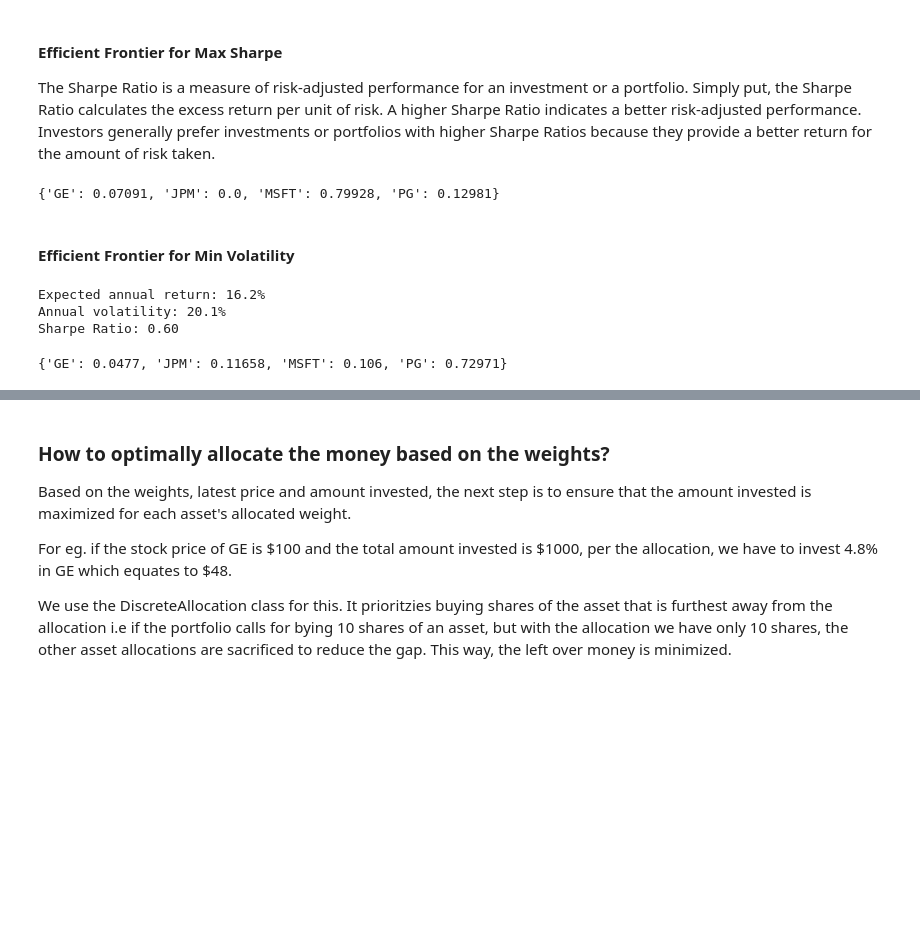
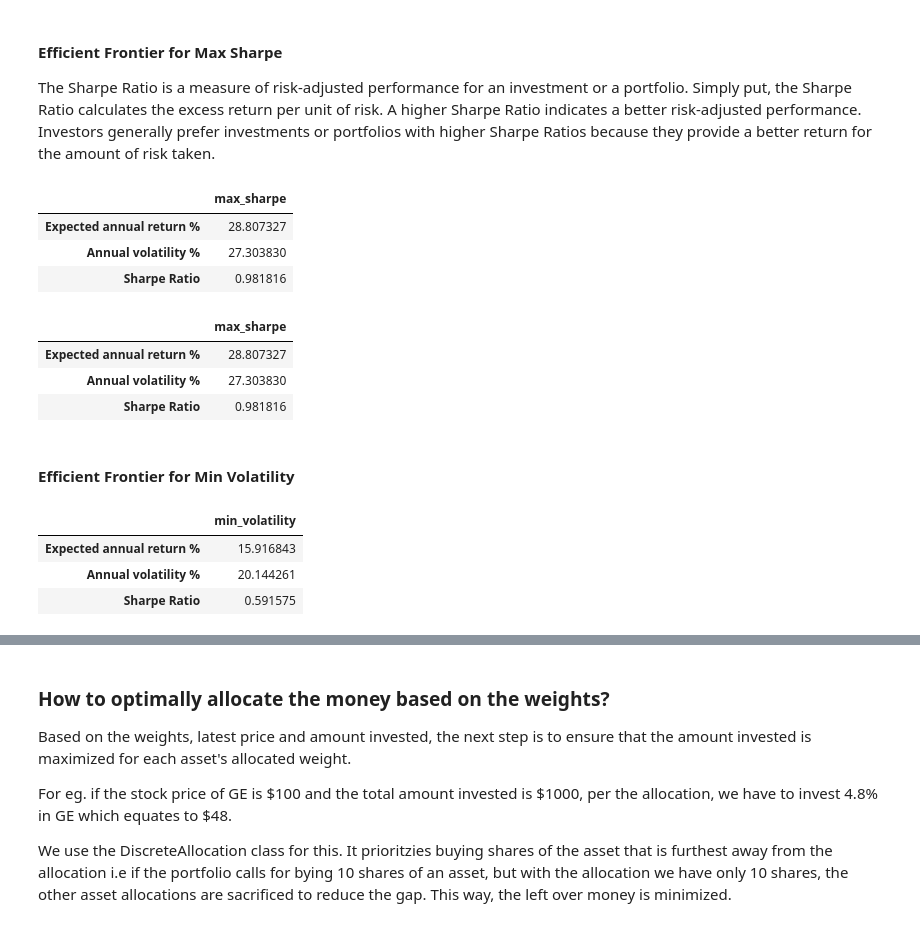
Before and after one commit to rahulakrish/portfolio_builder, a Jupyter notebook: mpt.ipynb, the cells around one changed output, grey strips where cells are left out. Saved outputs shown, nothing was run; the diff lists cells and outputs as text; code cells hidden in the pictures; blank space fills up the shorter version.

Commit message:
defined functions for ef. need to calculate ef for forecasts.

```diff
--- a/mpt.ipynb
+++ b/mpt.ipynb
@@ -525,5 +516,31 @@ The Sharpe Ratio is a measure of risk-adjusted performance for an investment or
+# %%
+def ef_max_sharpe(portfolio_df):
+  #calculate the efficient frontier for max sharpe
+  ef1 = EfficientFrontier(mu,sigma)
+  ef1.max_sharpe()
+
+  #this is performance of max_sharpe
+  perf = ef1.portfolio_performance(risk_free_rate=0.04)
+
+  #assemble into a df for readability
+  ef1_df = pd.DataFrame(perf,index=['Expected annual return %','Annual volatility %','Sharpe Ratio'],columns=['max_sharpe'])
+  ef1_df.iloc[0] = ef1_df.iloc[0] *100
+  ef1_df.iloc[1] = ef1_df.iloc[1] * 100
+
+  #get the optimal weights for each asset
+  cleaned_weights_1 = dict(ef1.clean_weights())
+
+  return ef1_df,cleaned_weights_1
+# %%
+sharpe_df,sharpe_weights = ef_max_sharpe(portfolio_df)
+sharpe_df
+# %% [output]
+|  | max_sharpe |
+| Expected annual return % | 28.807327 |
+| Annual volatility % | 27.303830 |
+| Sharpe Ratio | 0.981816 |
 # %%
-#calculate the efficient frontier
+#calculate the efficient frontier for max sharpe
 ef1 = EfficientFrontier(mu,sigma)
 ef1.max_sharpe()
 
@@ -532,13 +549,15 @@ perf = ef1.portfolio_performance(risk_free_rate=0.04)
 
 #assemble into a df for readability
 ef1_df = pd.DataFrame(perf,index=['Expected annual return %','Annual volatility %','Sharpe Ratio'],columns=['max_sharpe'])
-ef1_df = ef1_df.apply(lambda x : round((100*x),2))
-ef1_df
+ef1_df.iloc[0] = ef1_df.iloc[0] *100
+ef1_df.iloc[1] = ef1_df.iloc[1] * 100
 
 #get the optimal weights for each asset
 cleaned_weights_1 = dict(ef1.clean_weights())
-cleaned_weights_1
 # %% [output]
-{'GE': 0.07091, 'JPM': 0.0, 'MSFT': 0.79928, 'PG': 0.12981}
+|  | max_sharpe |
+| Expected annual return % | 28.807327 |
+| Annual volatility % | 27.303830 |
+| Sharpe Ratio | 0.981816 |
 # %% [markdown]
 #### Efficient Frontier for Min Volatility
@@ -545,22 +583,24 @@ cleaned_weights_1
+# %%
+vol_df,min_vol_weights = ef_min_volatility(portfolio_df)
+vol_df
+# %% [output]
+|  | min_volatility |
+| Expected annual return % | 15.916843 |
+| Annual volatility % | 20.144261 |
+| Sharpe Ratio | 0.591575 |
 # %%
-#min volatility
-#optimizes for minimum volatility.returns asset weights for least risk
-ef2 = EfficientFrontier(mu,sigma)
-ef2.min_volatility()
+# #min volatility
+# #optimizes for minimum volatility.returns asset weights for least risk
+# ef2 = EfficientFrontier(mu,sigma)
+# ef2.min_volatility()
 
-#this is performance for min_volatility
-perf = ef2.portfolio_performance(verbose=True,risk_free_rate=0.04)
+# #this is performance for min_volatility
+# perf = ef2.portfolio_performance(risk_free_rate=0.04)
 
-#assemble into a df for readability
-ef2_df = pd.DataFrame(perf,index=['Expected annual return %','Annual volatility %','Sharpe Ratio'],columns=['min_volatility'])
-ef2_df = ef2_df.apply(lambda x : round((100*x),2))
-ef2_df
+# #assemble into a df for readability
+# ef2_df = pd.DataFrame(perf,index=['Expected annual return %','Annual volatility %','Sharpe Ratio'],columns=['min_volatility'])
+# ef2_df.iloc[0] = ef2_df.iloc[0] *100
+# ef2_df.iloc[1] = ef2_df.iloc[1] * 100
 
-#get the optimal weights for each asset
-cleaned_weights_2 = dict(ef2.clean_weights())
-cleaned_weights_2
+# #get the optimal weights for each asset
+# cleaned_weights_2 = dict(ef2.clean_weights())
-# %% [output]
-Expected annual return: 16.2%
-Annual volatility: 20.1%
-Sharpe Ratio: 0.60
-{'GE': 0.0477, 'JPM': 0.11658, 'MSFT': 0.106, 'PG': 0.72971}
```
Also changed, not shown: parts of 32 cells of this notebook.
